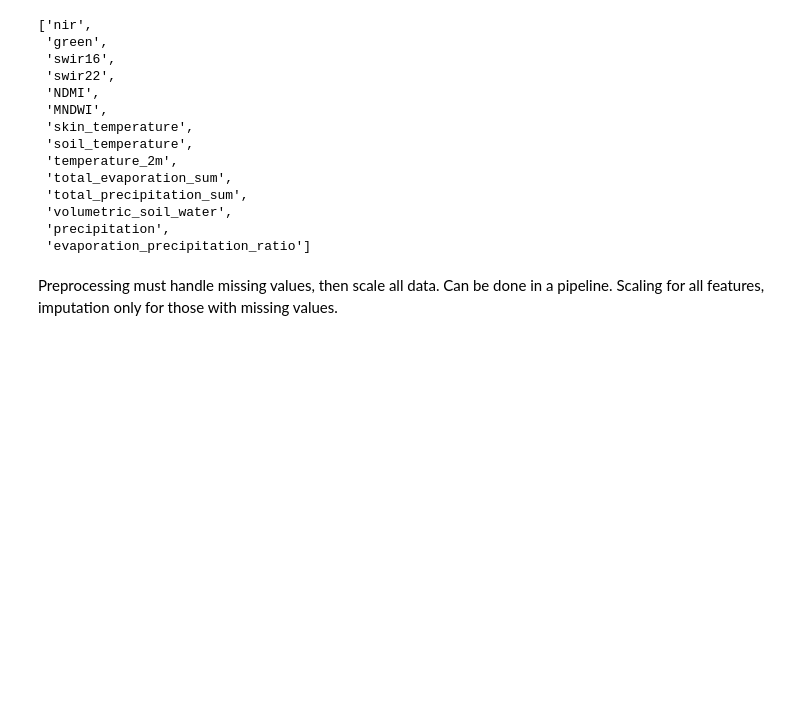
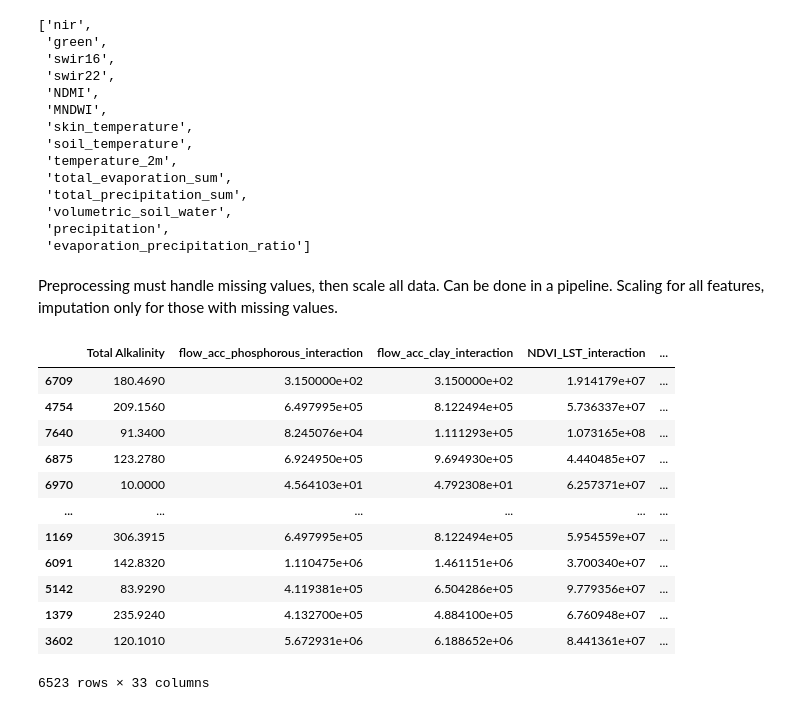
Before and after one commit to rohan-projects01/EY-AI-And-Data-Challenge, a Jupyter notebook: models/svm.ipynb, the cells around one changed output. Saved outputs shown, nothing was run; the diff lists cells and outputs as text; code cells hidden in the pictures; blank space fills up the shorter version.

Commit message:
imputing training data with missforest, only doing it once instead of in pipeline since it takes quite a while to do.

```diff
--- a/models/svm.ipynb
+++ b/models/svm.ipynb
@@ -109,3 +109,24 @@ imputing_feats = ['nir',
  'volumetric_soil_water',
  'precipitation',
  'evaporation_precipitation_ratio']
+# %%
+# Impute train data using MissForest
+
+mf = MissForest()
+mf.fit(train_df)
+train_imp = mf.transform(train_df)
+train_imp
+# %% [output]
+|  | Total Alkalinity | flow_acc_phosphorous_interaction | flow_acc_clay_interaction | NDVI_LST_interaction | ... |
+| 6709 | 180.4690 | 3.150000e+02 | 3.150000e+02 | 1.914179e+07 | ... |
+| 4754 | 209.1560 | 6.497995e+05 | 8.122494e+05 | 5.736337e+07 | ... |
+| 7640 | 91.3400 | 8.245076e+04 | 1.111293e+05 | 1.073165e+08 | ... |
+| 6875 | 123.2780 | 6.924950e+05 | 9.694930e+05 | 4.440485e+07 | ... |
+| 6970 | 10.0000 | 4.564103e+01 | 4.792308e+01 | 6.257371e+07 | ... |
+| ... | ... | ... | ... | ... | ... |
+| 1169 | 306.3915 | 6.497995e+05 | 8.122494e+05 | 5.954559e+07 | ... |
+| 6091 | 142.8320 | 1.110475e+06 | 1.461151e+06 | 3.700340e+07 | ... |
+| 5142 | 83.9290 | 4.119381e+05 | 6.504286e+05 | 9.779356e+07 | ... |
+| 1379 | 235.9240 | 4.132700e+05 | 4.884100e+05 | 6.760948e+07 | ... |
+| 3602 | 120.1010 | 5.672931e+06 | 6.188652e+06 | 8.441361e+07 | ... |
+6523 rows × 33 columns
```
